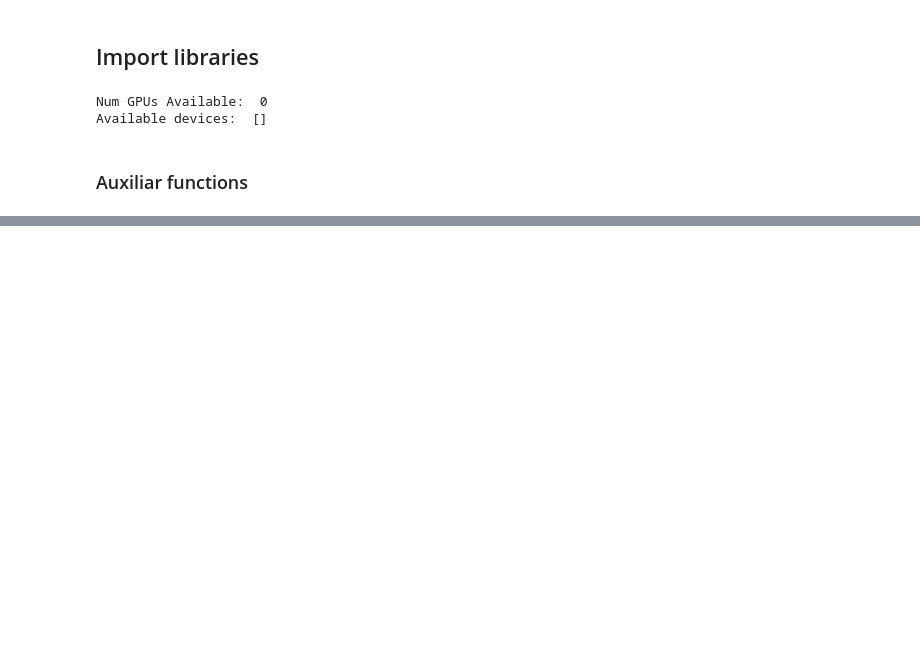
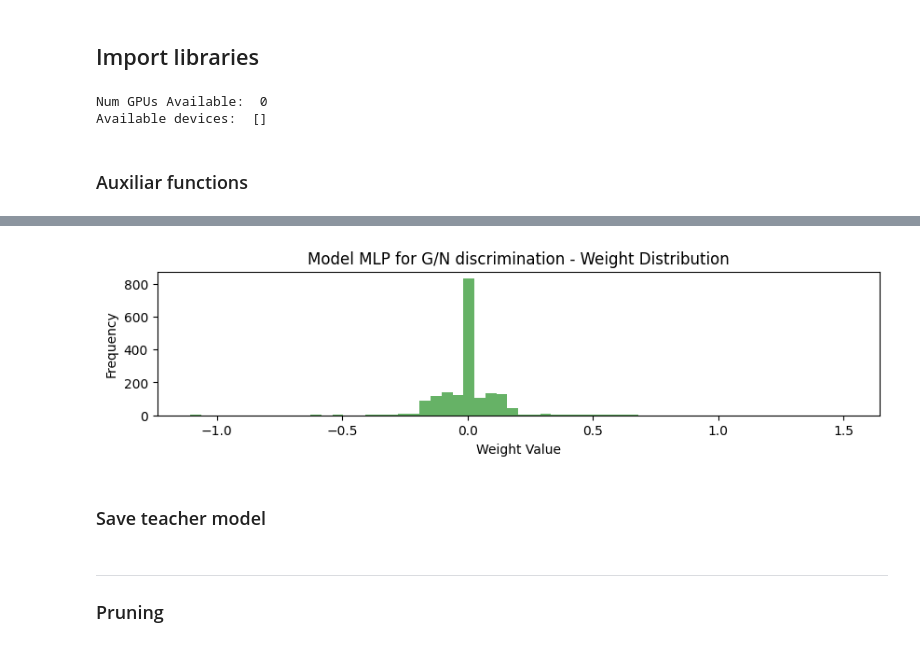
Before and after one commit to fabioc9675/KRIA_Starter_Guide, a Jupyter notebook: ICTP_MachineLearning/pythonModel/Part_1_training.ipynb, the cells around one changed output, grey strips where cells are left out. Drawn from its saved outputs; the diff is of its cells as text; code cells hidden in the pictures; blank space fills up the shorter version.

```diff
--- a/ICTP_MachineLearning/pythonModel/Part_1_training.ipynb
+++ b/ICTP_MachineLearning/pythonModel/Part_1_training.ipynb
@@ -64,0 +338,15 @@ Available devices:  []
+# %%
+# Weight distribution
+
+weights = np.concatenate([w.flatten() for w in teacher_model.get_weights()])
+
+plt.figure(figsize=(10,2))
+plt.hist(weights, bins=60, color='green', alpha=0.6)
+plt.xlabel("Weight Value")
+plt.ylabel("Frequency")
+plt.title("Model MLP for G/N discrimination - Weight Distribution")
+plt.show()
+# %% [output]
+[figure, added]
+# %% [markdown]
+### Save teacher model
@@ -64,0 +356,4 @@ Available devices:  []
+# %% [markdown]
+---
+
+### Pruning
```
Also changed, not shown: parts of 56 cells of this notebook, 2 other files.
